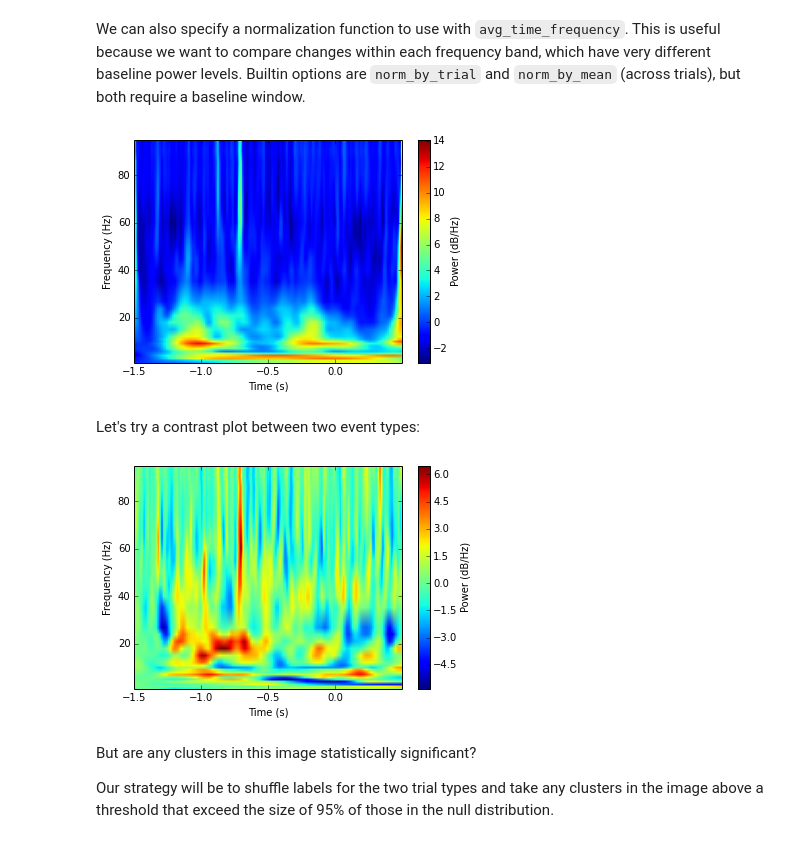
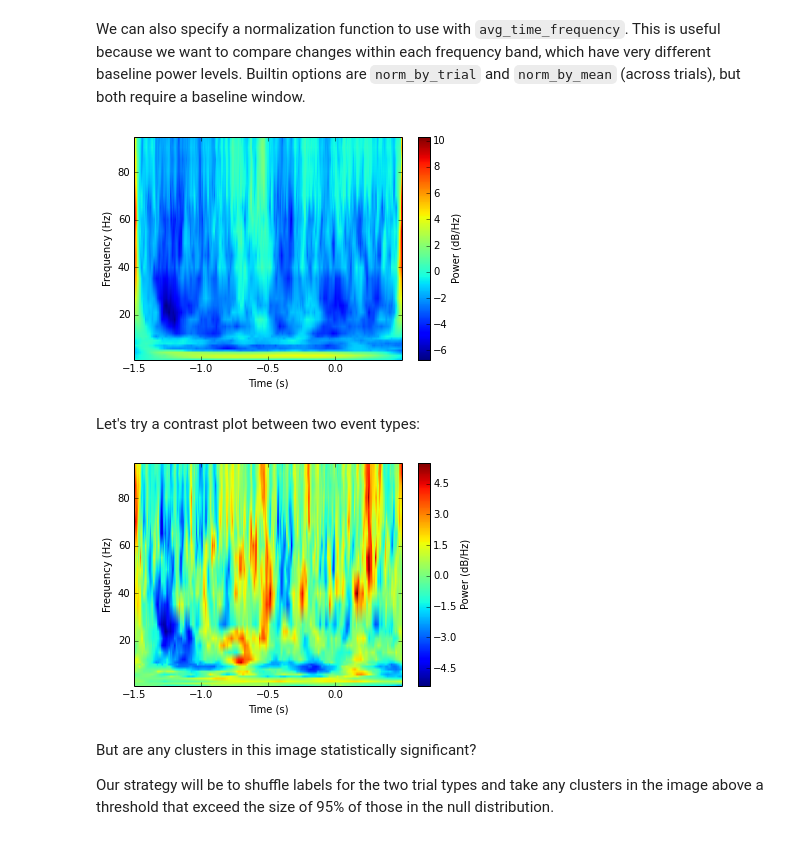
Before and after one commit to jmxpearson/physutils, a Jupyter notebook: examples/time_frequency_analysis.ipynb, the cells around one changed output. Drawn from its saved outputs; the diff is of its cells as text; code cells hidden in the pictures.

```diff
--- a/examples/time_frequency_analysis.ipynb
+++ b/examples/time_frequency_analysis.ipynb
@@ -68,16 +68,18 @@ We can also specify a normalization function to use with `avg_time_frequency`. T
 # %%
 baseline_interval = (-1.5, -1.35)
 wav_normed, fig = lfp.avg_time_frequency('17', stops, Tpre, Tpost, method='wav',
-                                         normfun=phys.norm_by_trial(baseline_interval))
+                                         normfun=phys.norm_by_trial(baseline_interval,
+                                                                    method='subtraction'))
 # %% [output]
-[figure, old version]
+[figure, new version]
 # %% [markdown]
 Let's try a contrast plot between two event types:
 # %%
 contr_tf, fig = lfp.contrast_time_frequency('17', [stops, pops], Tpre, Tpost, method='wav',
-                            normfun=phys.norm_by_trial(baseline_interval))
+                            normfun=phys.norm_by_trial(baseline_interval,
+                                                       method='subtraction'))
 # %% [output]
-[figure, old version]
+[figure, new version]
 # %% [markdown]
 But are any clusters in this image statistically significant?
 
```
Also changed, not shown: parts of 11 cells of this notebook.
